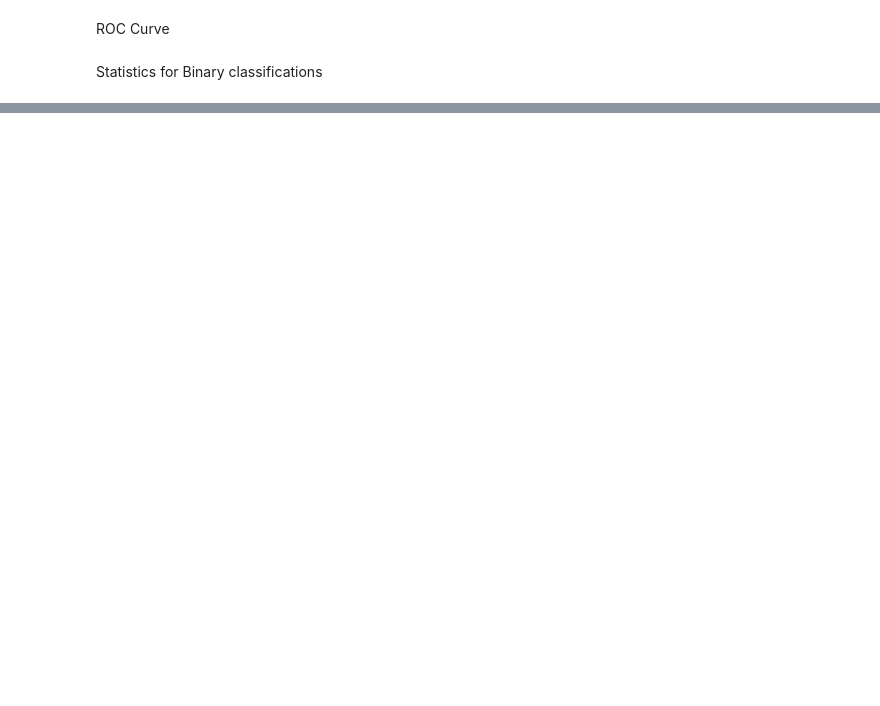
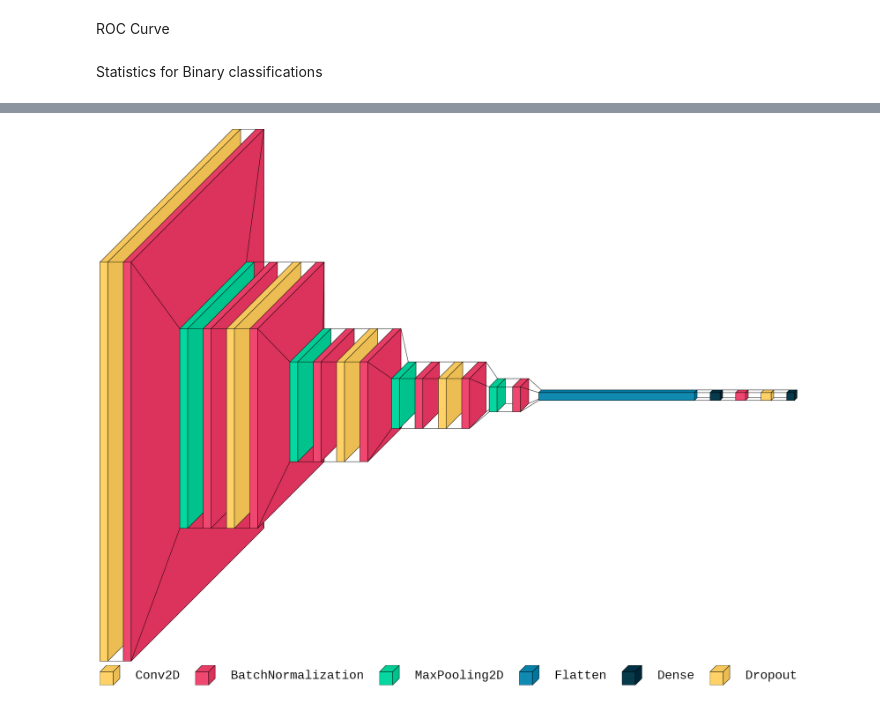
Before and after one commit to pietrodileo/Python_for_MD_thesis, a Jupyter notebook: TrainCNN_final.ipynb, the cells around one changed output, grey strips where cells are left out. Saved outputs shown, nothing was run; the diff lists cells and outputs as text; code cells hidden in the pictures; blank space fills up the shorter version.

```diff
--- a/TrainCNN_final.ipynb
+++ b/TrainCNN_final.ipynb
@@ -244,3 +244,6 @@ SaveFile = True #@param {type: "boolean"}
 ##Select Input and Output ⏏
 
 Speed up Google Colab by copying the zip file containing the images directly on the local path (75% faster).
+# %%
+TASK = str(EPOCHS) + 'EP_' + str(num_cnn_layers) + 'conv_' + 'Batch' + str(BATCH_SIZE) + '_adam_' + fileName
+TASK
@@ -693,0 +1226,12 @@ Stat_df
+# %%
+from urllib.request import urlopen
+from collections import defaultdict
+from tensorflow.python.keras.layers import Dense, Conv2D, Flatten, Dropout, MaxPooling2D, ZeroPadding2D
+
+colormap= plt.get_cmap('tab20')
+
+font_size = 32
+font = PIL.ImageFont.truetype('/usr/share/fonts/truetype/liberation/LiberationMono-Regular.ttf', font_size)
+visualkeras.layered_view(model, legend=True, to_file='CNN_structure.png',spacing=40,font=font,color_map=color_map)
+# %% [output]
+[figure, added]
```
Also changed, not shown: parts of 31 cells of this notebook.
